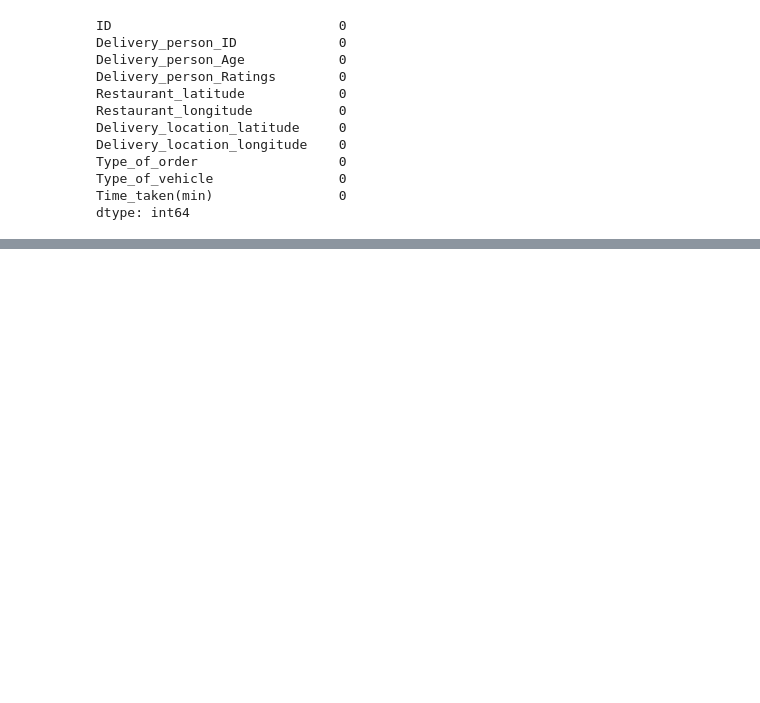
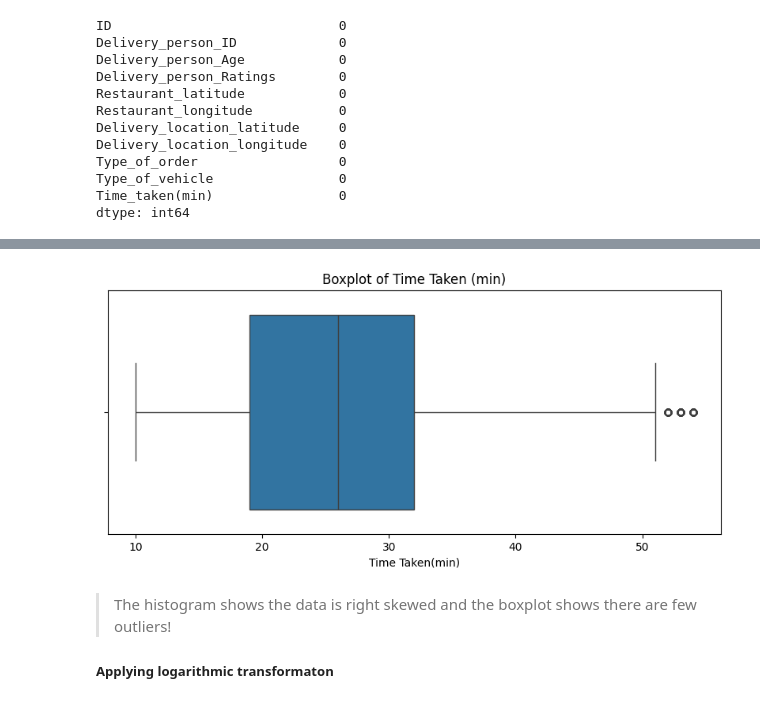
Before and after one commit to Darknight47/Data-Science-Projects-03, a Jupyter notebook: Food_Delivery_Time_Prediction.ipynb, the cells around one changed output, grey strips where cells are left out. Cells and saved outputs as stored; diff of their text form; code cells hidden in the pictures; blank space fills up the shorter version.

```diff
--- a/Food_Delivery_Time_Prediction.ipynb
+++ b/Food_Delivery_Time_Prediction.ipynb
@@ -48,0 +65,13 @@ dtype: int64
+# %%
+# Boxplot for the target variable
+plt.figure(figsize=(10, 4))
+sns.boxplot(x=dataset['Time_taken(min)'])
+plt.title('Boxplot of Time Taken (min)')
+plt.xlabel("Time Taken(min)")
+plt.show()
+# %% [output]
+[figure, added]
+# %% [markdown]
+> The histogram shows the data is right skewed and the boxplot shows there are few outliers!
+
+##### Applying logarithmic transformaton
```
Also changed, not shown: parts of 9 cells of this notebook.
